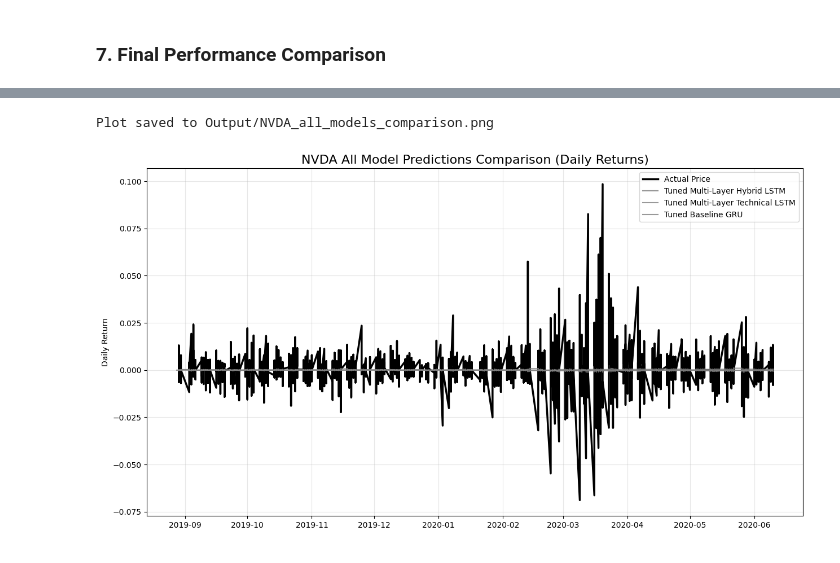
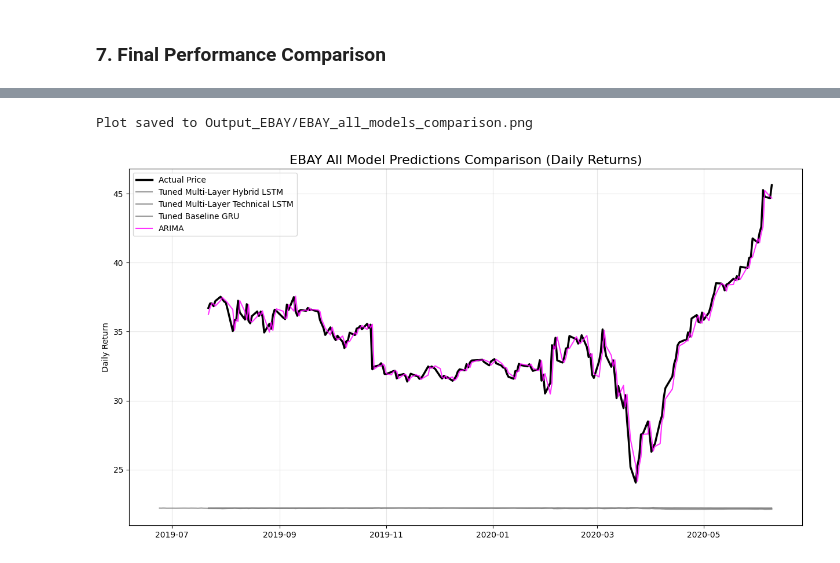
Before and after one commit to SandyCompetent/stock_market_analysis, a Jupyter notebook: main_analysis.ipynb, the cells around one changed output, grey strips where cells are left out. Drawn from its saved outputs; the diff is of its cells as text; code cells hidden in the pictures.

Commit message:
feat: update project configuration for EBAY analysis, including stock symbol change, output directory adjustment, and model performance enhancements

```diff
--- a/main_analysis.ipynb
+++ b/main_analysis.ipynb
@@ -2043,7 +2022,7 @@ target_scaler_enh_gru = MinMaxScaler()  # Use a unique name
 
 # 2. Fit it ONLY on the 'Returns' column of the TRAINING data
 train_data_len_enh = len(enhanced_full_data) - len(y_test_enh)
-target_scaler_enh_gru.fit(enhanced_full_data[["Returns"]][:train_data_len_enh])
+target_scaler_enh_gru.fit(enhanced_full_data[[cfg.BASELINE_TARGET]][:train_data_len_enh])
 
 # 3. Now, inverse transform using the correctly fitted scaler
 y_test_enh_scaled = target_scaler_enh_gru.inverse_transform(y_test_enh.reshape(-1, 1))
@@ -2113,7 +2092,7 @@ target_scaler_svm_base = MinMaxScaler()  # Use a unique name
 
 # 2. Fit it ONLY on the 'Returns' column of the TRAINING data
 train_data_len_base = len(tech_data) - len(y_test_base)
-target_scaler_svm_base.fit(tech_data[["Returns"]][:train_data_len_base])
+target_scaler_svm_base.fit(tech_data[[cfg.BASELINE_TARGET]][:train_data_len_base])
 
 # 3. Now, inverse transform using the correctly fitted scaler
 y_test_svm_base_scaled = target_scaler_svm_base.inverse_transform(
@@ -2203,7 +2202,7 @@ target_scaler_svm_tech = MinMaxScaler()  # Use a unique name
 
 # 2. Fit it ONLY on the 'Returns' column of the TRAINING data
 train_data_len_tech = len(tech_data) - len(y_test_tech)
-target_scaler_svm_tech.fit(tech_data[["Returns"]][:train_data_len_tech])
+target_scaler_svm_tech.fit(tech_data[[cfg.BASELINE_TARGET]][:train_data_len_tech])
 
 # 3. Now, inverse transform using the correctly fitted scaler
 y_test_svm_tech_scaled = target_scaler_svm_tech.inverse_transform(
@@ -2293,7 +2292,7 @@ target_scaler_svm_enh = MinMaxScaler()  # Use a unique name
 
 # 2. Fit it ONLY on the 'Returns' column of the TRAINING data
 train_data_len_enh = len(enhanced_full_data) - len(y_test_enh)
-target_scaler_svm_enh.fit(enhanced_full_data[["Returns"]][:train_data_len_enh])
+target_scaler_svm_enh.fit(enhanced_full_data[[cfg.BASELINE_TARGET]][:train_data_len_enh])
 
 # 3. Now, inverse transform using the correctly fitted scaler
 y_test_svm_enh_scaled = target_scaler_svm_enh.inverse_transform(
@@ -2618,33 +2641,33 @@ plot_data = {
     # Best Baseline Model (Example)
     "Tuned Baseline GRU": {"dates": test_dates_base, "values": base_gru_preds_scaled},
     # Classical Benchmark
-    # "ARIMA": {"dates": test_dates_arima, "values": arima_predictions_np},
+    "ARIMA": {"dates": test_dates_arima, "values": arima_predictions_np},
 }
 
 # --- Optional: Uncomment the block below to plot ALL models ---
 # plot_data = {
 #     "Actual": {"dates": test_dates_enh, "values": y_test_enh_scaled},
 #     "Baseline LSTM": {"dates": test_dates_base, "values": base_preds_scaled},
 #     "Technical LSTM": {"dates": test_dates_tech, "values": tech_preds_scaled},
 #     "Hybrid LSTM": {"dates": test_dates_enh, "values": enh_preds_scaled},
 #     "Baseline Multi-Layer LSTM": {"dates": test_dates_base, "values": multi_preds_scaled_base},
 #     "Technical Multi-Layer LSTM": {"dates": test_dates_tech, "values": multi_preds_scaled_tech},
 #     "Hybrid Multi-Layer LSTM": {"dates": test_dates_enh, "values": multi_preds_scaled_enh},
 #     "Baseline GRU": {"dates": test_dates_base, "values": base_gru_preds_scaled},
 #     "Technical GRU": {"dates": test_dates_tech, "values": tech_gru_preds_scaled},
 #     "Hybrid GRU": {"dates": test_dates_enh, "values": enh_gru_preds_scaled},
 #     "Baseline SVM": {"dates": test_dates_base, "values": base_svm_preds_scaled},
 #     "Technical SVM": {"dates": test_dates_tech, "values": tech_svm_preds_scaled},
 #     "Hybrid SVM": {"dates": test_dates_enh, "values": enh_svm_preds_scaled},
 #     "ARIMA": {"dates": test_dates_arima, "values": arima_predictions_np},
 # }
 
 # Call the plotting function from your utils file
 ut.plot_final_comparison(
     plot_data,
     cfg.STOCK_SYMBOL,
     f"{cfg.STOCK_SYMBOL} All Model Predictions Comparison (Daily Returns)",
 )
 # %% [output]
-Plot saved to Output/NVDA_all_models_comparison.png
+Plot saved to Output_EBAY/EBAY_all_models_comparison.png
-[figure, old version]
+[figure, new version]
```
Also changed, not shown: parts of 55 cells of this notebook, 9 other files.
